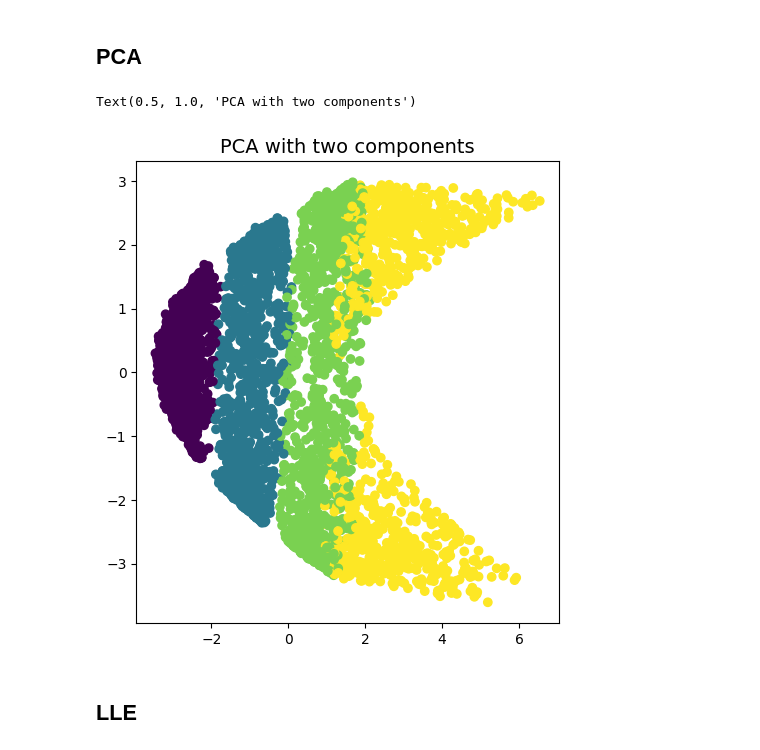
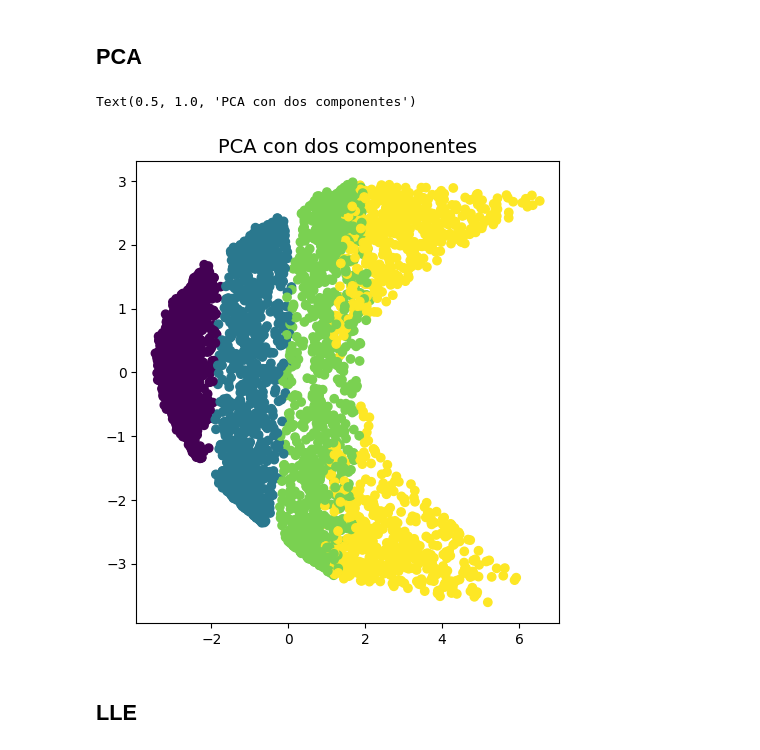
Before and after one commit to Samuels04/University, a Jupyter notebook: 4th Year/IntNeg/Práctica 4/comercializadora.ipynb, the cells around one changed output. Cells and saved outputs as stored; diff of their text form; code cells hidden in the pictures.

```diff
--- a/4th Year/IntNeg/Práctica 4/comercializadora.ipynb
+++ b/4th Year/IntNeg/Práctica 4/comercializadora.ipynb
@@ -24,15 +25,15 @@ X_scaled = StandardScaler().fit_transform(X)
 # %%
 fig = plt.figure(figsize=(12,6))
 k = 8
 pca = PCA(n_components=2)
 pca.fit(X_scaled)
 X_pca = pca.transform(X_scaled)
 ax = fig.add_subplot(1, 2, 1)
 ax.scatter(X_pca[:, 0], X_pca[:, 1], c=y)
-ax.set_title('PCA with two components', size=14)
+ax.set_title('PCA con dos componentes', size=14)
 # %% [output]
-Text(0.5, 1.0, 'PCA with two components')
+Text(0.5, 1.0, 'PCA con dos componentes')
-[figure, old version]
+[figure, new version]
 # %% [markdown]
 ## LLE
 # %% [markdown]
```
Also changed, not shown: parts of 10 cells of this notebook.
